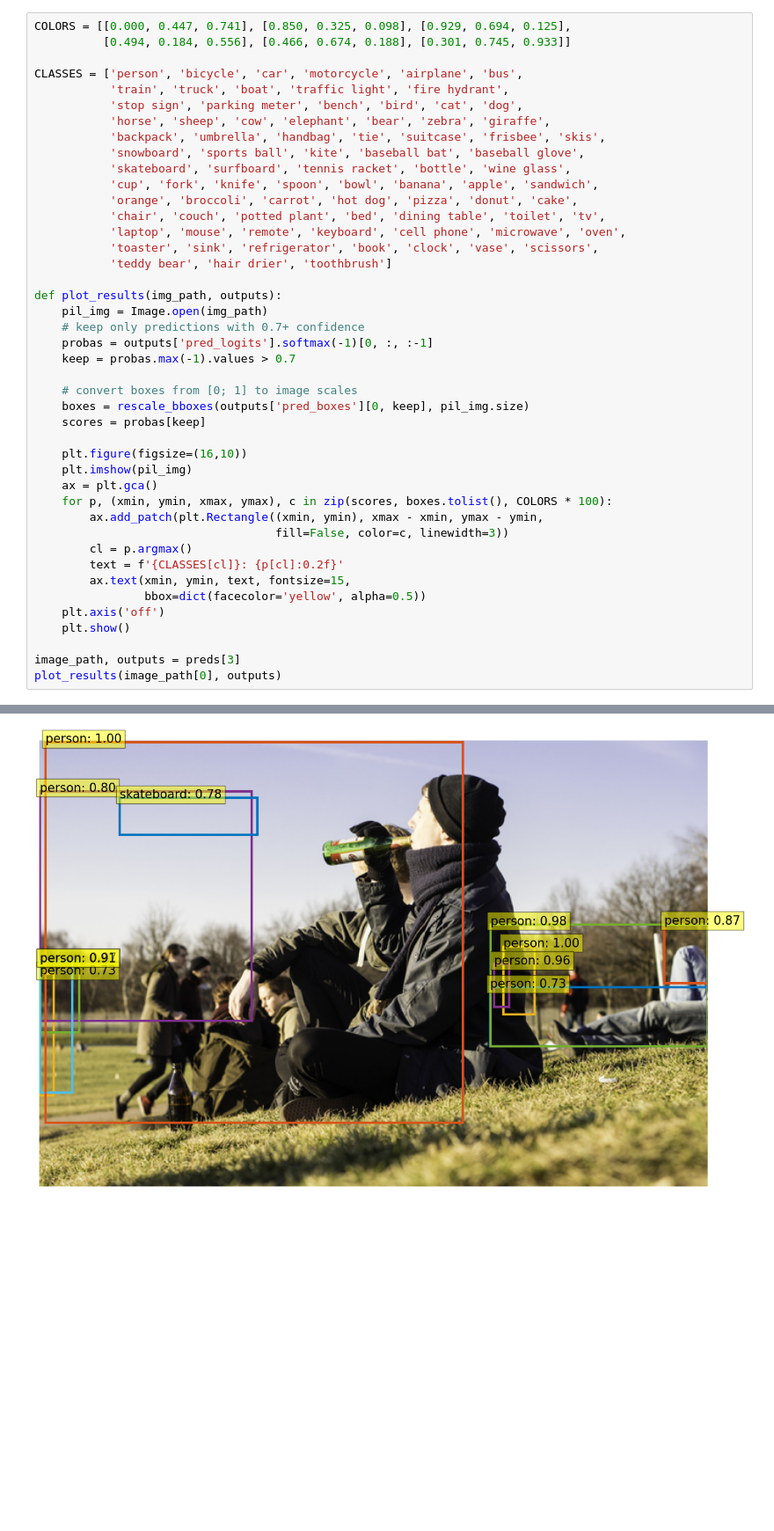
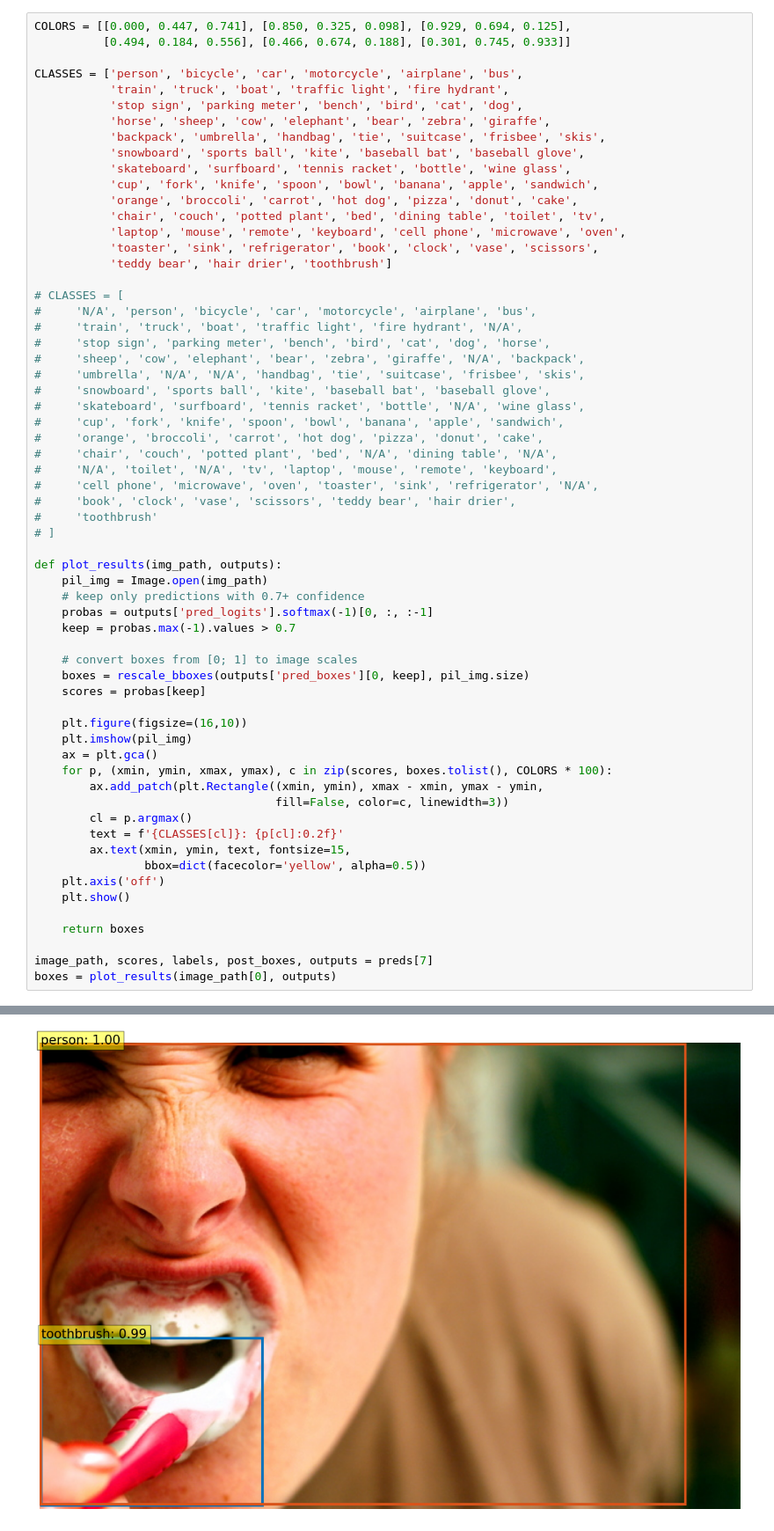
Before and after one commit to zijizhu/hoi, a Jupyter notebook: visualise_correct.ipynb, the cells around one changed output, grey strips where cells are left out. Shown at 88% size. Cells and saved outputs as stored; diff of their text form; blank space fills up the shorter version.

```diff
--- a/visualise_correct.ipynb
+++ b/visualise_correct.ipynb
@@ -52,6 +48,23 @@ CLASSES = ['person', 'bicycle', 'car', 'motorcycle', 'airplane', 'bus',
            'laptop', 'mouse', 'remote', 'keyboard', 'cell phone', 'microwave', 'oven',
            'toaster', 'sink', 'refrigerator', 'book', 'clock', 'vase', 'scissors',
            'teddy bear', 'hair drier', 'toothbrush']
+
+# CLASSES = [
+#     'N/A', 'person', 'bicycle', 'car', 'motorcycle', 'airplane', 'bus',
+#     'train', 'truck', 'boat', 'traffic light', 'fire hydrant', 'N/A',
+#     'stop sign', 'parking meter', 'bench', 'bird', 'cat', 'dog', 'horse',
+#     'sheep', 'cow', 'elephant', 'bear', 'zebra', 'giraffe', 'N/A', 'backpack',
+#     'umbrella', 'N/A', 'N/A', 'handbag', 'tie', 'suitcase', 'frisbee', 'skis',
+#     'snowboard', 'sports ball', 'kite', 'baseball bat', 'baseball glove',
+#     'skateboard', 'surfboard', 'tennis racket', 'bottle', 'N/A', 'wine glass',
+#     'cup', 'fork', 'knife', 'spoon', 'bowl', 'banana', 'apple', 'sandwich',
+#     'orange', 'broccoli', 'carrot', 'hot dog', 'pizza', 'donut', 'cake',
+#     'chair', 'couch', 'potted plant', 'bed', 'N/A', 'dining table', 'N/A',
+#     'N/A', 'toilet', 'N/A', 'tv', 'laptop', 'mouse', 'remote', 'keyboard',
+#     'cell phone', 'microwave', 'oven', 'toaster', 'sink', 'refrigerator', 'N/A',
+#     'book', 'clock', 'vase', 'scissors', 'teddy bear', 'hair drier',
+#     'toothbrush'
+# ]
 
 def plot_results(img_path, outputs):
     pil_img = Image.open(img_path)
@@ -76,6 +89,8 @@ def plot_results(img_path, outputs):
     plt.axis('off')
     plt.show()
 
-image_path, outputs = preds[3]
-plot_results(image_path[0], outputs)
+    return boxes
+
+image_path, scores, labels, post_boxes, outputs = preds[7]
+boxes = plot_results(image_path[0], outputs)
 # %% [output]
@@ -82 +98 @@ plot_results(image_path[0], outputs)
-[figure, old version]
+[figure, new version]
```
Also changed, not shown: parts of 18 cells of this notebook, 4 other files.
